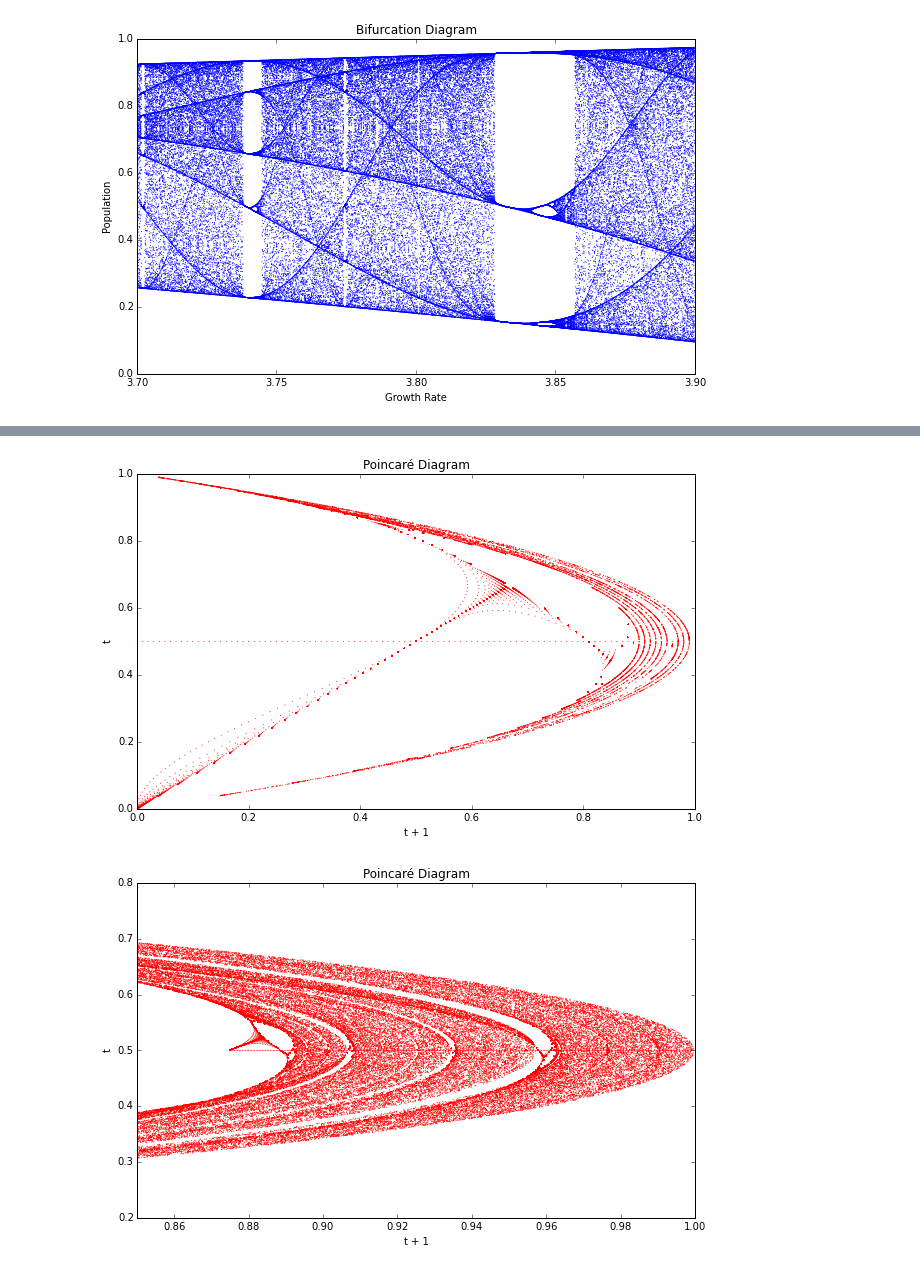
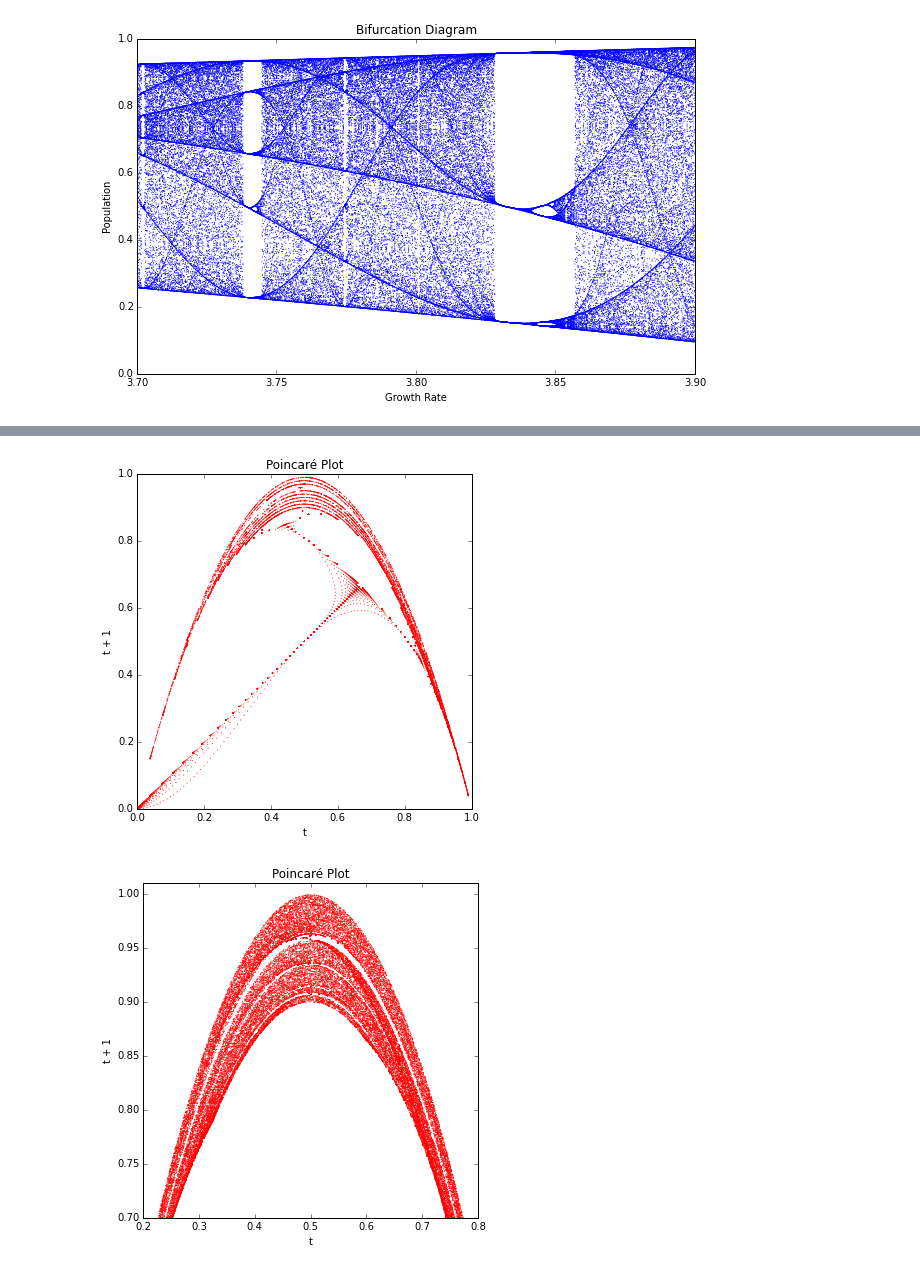
Before and after one commit to aitatanit/chaos-models, a Jupyter notebook: chaos-logistic-model.ipynb, the cells around one changed output, grey strips where cells are left out. Cells and saved outputs as stored; diff of their text form; code cells hidden in the pictures.

Commit message:
updated models and plots

```diff
--- a/chaos-logistic-model.ipynb
+++ b/chaos-logistic-model.ipynb
@@ -105,7 +105,10 @@ def get_poincare_points(pops):
     you can plot as a poincare diagram
     """
 
+    # drop the first row because every run has the same starting value
+    pops = pops.drop(pops.index[0])
     li = []
+
     # for each column in the logistic populations dataframe
     for rate in pops.columns:
 
@@ -115,15 +118,15 @@ def get_poincare_points(pops):
             # if this is not the last row in the column
             if label < len(pops)-1:
 
-                # append the value at t+1 as the x and the value at the current time (aka row) as the y
-                li.append((pops[rate][label + 1], row[rate]))
+                # append the value at the current time (aka row) as the x and the value at t+1 as the y
+                li.append((row[rate], pops[rate][label + 1]))
 
     # convert the xy list of values to a dataframe and return
     return pd.DataFrame(li, columns=['x', 'y'])
 # %%
 def poincare_plot(pops, xmin=0, xmax=1, ymin=0, ymax=1):
     """
-    plot the results of the logistic model as a poincare diagram
+    plot the results of the logistic model as a poincaré plot
     """
 
     # first get the xy points to plot
@@ -131,7 +134,7 @@ def poincare_plot(pops, xmin=0, xmax=1, ymin=0, ymax=1):
 
     # create a new matplotlib figure and axis and set its size
     fig, ax = plt.subplots()
-    fig.set_size_inches(10, 6)
+    fig.set_size_inches(6, 6)
 
     # plot the xy data
     poincare_scatter = ax.scatter(points['x'], points['y'], c='r', edgecolor='', alpha=1, s=1)
@@ -139,9 +142,9 @@ def poincare_plot(pops, xmin=0, xmax=1, ymin=0, ymax=1):
     # set x and y limits, title, and x and y labels
     ax.set_xlim(xmin, xmax)
     ax.set_ylim(ymin, ymax)
-    ax.set_title(u'Poincaré Diagram')
-    ax.set_xlabel('t + 1')
-    ax.set_ylabel('t')
+    ax.set_title(u'Poincaré Plot')
+    ax.set_xlabel('t')
+    ax.set_ylabel('t + 1')
 
     plt.show()
 # %%
@@ -215,14 +248,14 @@ growth_rate_steps = 100
 pops = logistic_model(generations, growth_rate_min, growth_rate_max, growth_rate_steps)
 poincare_plot(pops)
 # %% [output]
-[figure, old version]
+[figure, new version]
 # %%
-# draw a poincare plot for 1000 generations across 300 growth rate steps from 3.5 to 4
+# draw a poincare plot for 1000 generations across 100 growth rate steps from 3.6 to 4
 generations = 1000
-growth_rate_min = 3.5
+growth_rate_min = 3.6
 growth_rate_max = 4
-growth_rate_steps = 300
+growth_rate_steps = 100
 pops = logistic_model(generations, growth_rate_min, growth_rate_max, growth_rate_steps)
-poincare_plot(pops, xmin=0.85, xmax=1, ymin=0.2, ymax=0.8)
+poincare_plot(pops, xmin=0.2, xmax=0.8, ymin=0.7, ymax=1.01)
 # %% [output]
-[figure, old version]
+[figure, new version]
```
Also changed, not shown: parts of 9 cells of this notebook, 1 other file.
